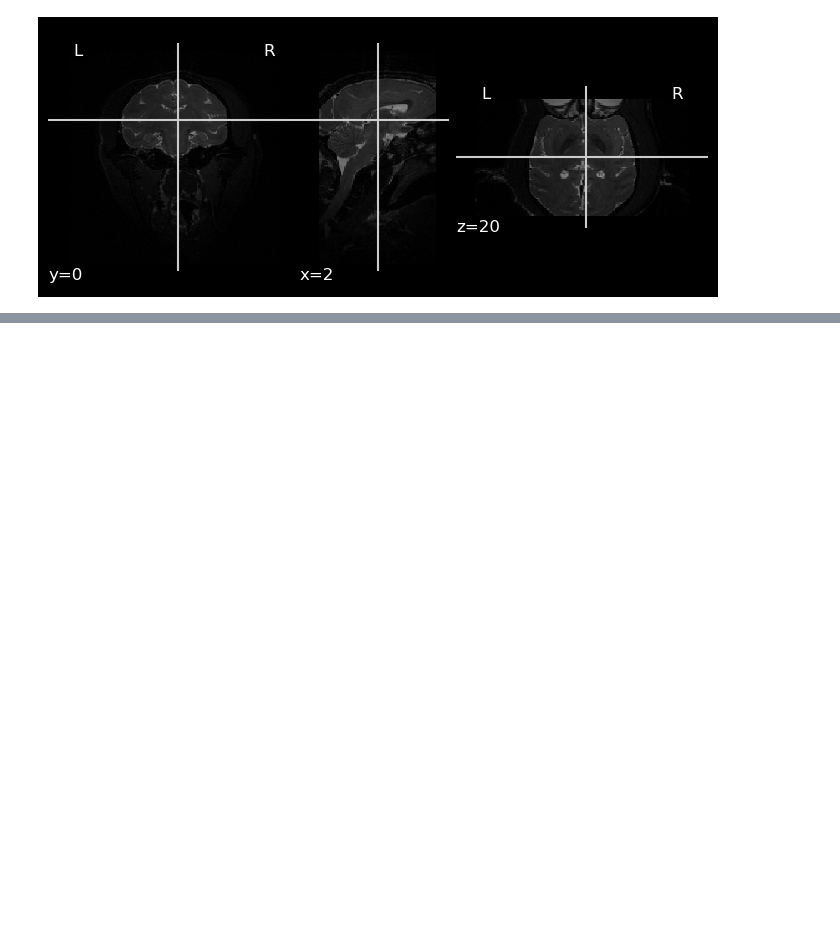
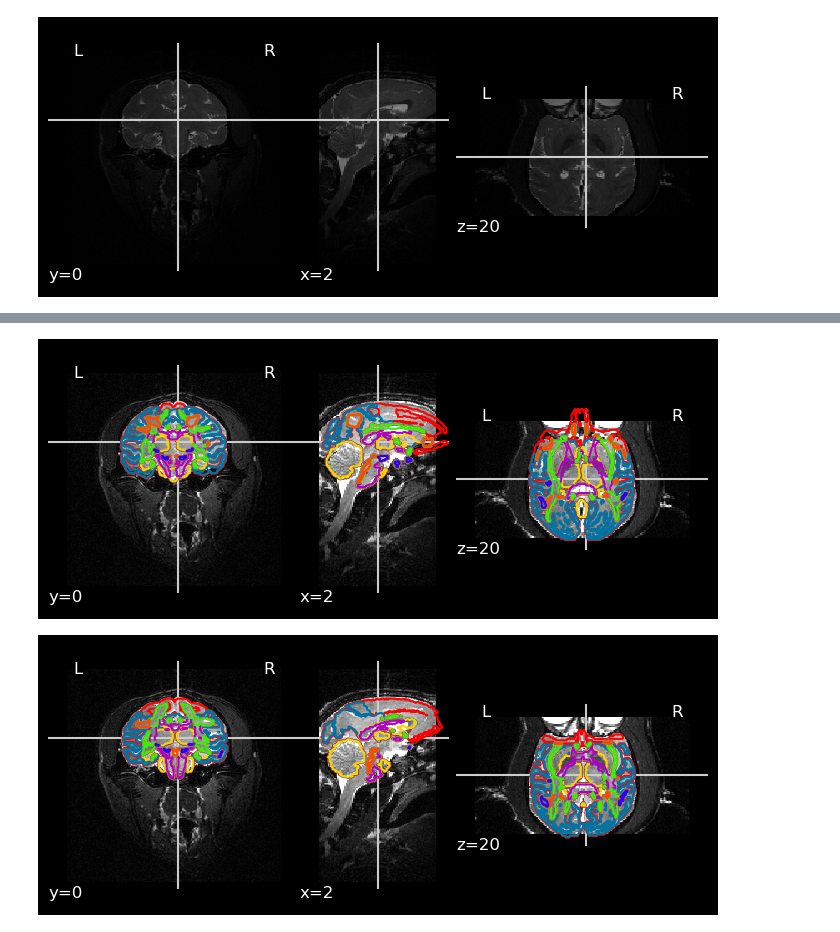
Before and after one commit to ajoshiusc/macaque_reg, a Jupyter notebook: main_reg.ipynb, the cells around one changed output, grey strips where cells are left out. Drawn from its saved outputs; the diff is of its cells as text; code cells hidden in the pictures; blank space fills up the shorter version.

```diff
--- a/main_reg.ipynb
+++ b/main_reg.ipynb
@@ -22,7 +26,7 @@ centered_atlas_labels = "/deneb_disk/macaque_atlas_data/test_data/atlas.label.ni
 lin_reg_map_file = "/deneb_disk/macaque_atlas_data/test_data/lin_ddf.nii.gz"
 
 centered_atlas_linreg = "/deneb_disk/macaque_atlas_data/test_data/atlas_lin.nii.gz"
-
+centered_atlas_linreg_labels = "/deneb_disk/macaque_atlas_data/test_data/atlas_lin.label.nii.gz"
 
 PAD = 10
 
@@ -129,0 +133,9 @@ plot_anat(centered_atlas_linreg,cut_coords=(0,0,0))
+# %%
+
+d = plot_anat(sub_bse_t2,vmax=1400)
+d.add_contours(centered_atlas_labels, cmap ='prism')
+d = plot_anat(sub_bse_t2,vmax=1400)
+d.add_contours(centered_atlas_linreg_labels, cmap ='prism')
+# %% [output]
+[figure, added]
+[figure, added]
```
Also changed, not shown: parts of 6 cells of this notebook, 1 other file.
